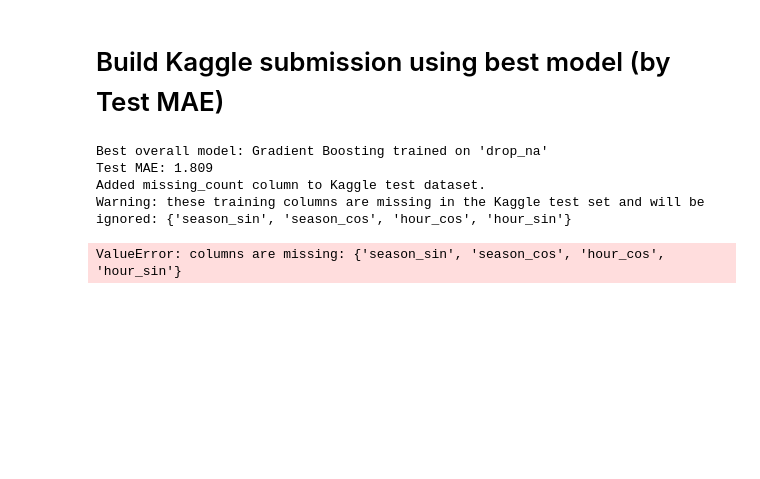
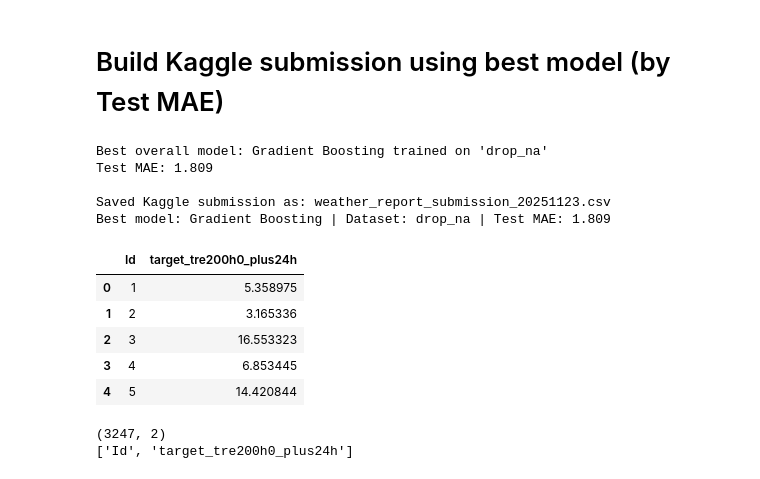
Before and after one commit to ivanldf13/MachineLearning2025, a Jupyter notebook: ML_Weather_Prediction/Pipeline_one_DS_all_methods_cyclical_features.ipynb, the cells around one changed output. Saved outputs shown, nothing was run; the diff lists cells and outputs as text; code cells hidden in the pictures; blank space fills up the shorter version.

```diff
--- a/ML_Weather_Prediction/Pipeline_one_DS_all_methods_cyclical_features.ipynb
+++ b/ML_Weather_Prediction/Pipeline_one_DS_all_methods_cyclical_features.ipynb
@@ -1464,6 +1504,10 @@ y_test shape: (1486,)
 # %%
 # Importing the test dataset
 test = pd.read_csv("ML_WP_data/test.csv")
+
+# Apply the same cyclical feature engineering as for the training data
+test = add_cyclical_features(test)
+
 # Checking the table: weather data from Bern
 test.head()
 
@@ -1555,17 +1571,22 @@ all_predictors = [
     if col not in targets
 ]
 
-# === 3) Add missing_count to Kaggle test if the training data had it ===
-# (optional engineered feature: only add it to test if it was present in training)
+# === 3) Build Kaggle test features with the SAME feature engineering ===
 
-if "missing_count" in best_dataset.columns and "missing_count" not in test.columns:
-    test["missing_count"] = test.isna().sum(axis=1)   # row-wise count of NaNs
+# Apply cyclical features (hour/season) to the Kaggle test set.
+# If you already did this when loading `test`, this call is a no-op
+# thanks to the "if 'hour_sin' not in df.columns" checks.
+test_features = add_cyclical_features(test.copy())
+
+# Optional engineered feature: missing_count
+if "missing_count" in best_dataset.columns and "missing_count" not in test_features.columns:
+    test_features["missing_count"] = test_features.isna().sum(axis=1)   # row-wise count of NaNs
     print("Added missing_count column to Kaggle test dataset.")
 
 # === 4) Align predictors between training and Kaggle test ===
 
 # Keep only predictors that also exist in the Kaggle test DataFrame
-available_predictors = [c for c in all_predictors if c in test.columns]
+available_predictors = [c for c in all_predictors if c in test_features.columns]
 missing_cols = set(all_predictors) - set(available_predictors)
 
 if missing_cols:
@@ -1577,7 +1598,7 @@ if missing_cols:
     )
 
 # Final feature matrix for Kaggle predictions
-X_kaggle = test[available_predictors].copy()
+X_kaggle = test_features[available_predictors].copy()
 
 # Note:
 # No external scaling/imputation here.
@@ -1591,38 +1612,50 @@ y_pred_24 = best_pipeline.predict(X_kaggle)   # predictions for target_tre200h0_
 # === 6) Build and save Kaggle submission file ===
 
 # Build submission DataFrame with the correct column names
 submission = pd.DataFrame({
-    "Id": test["Id"],                         # Id column from Kaggle test
-    "target_tre200h0_plus24h": y_pred_24      # predicted target for 24h horizon
+    "Id": test_features["Id"],                   # Id column from Kaggle test
+    "target_tre200h0_plus24h": y_pred_24         # predicted target for 24h horizon
 })
 
 # Validate submission format – only keep expected columns
 expected_cols = ["Id", "target_tre200h0_plus24h"]
 extra_cols = set(submission.columns) - set(expected_cols)
 if extra_cols:
     print(f"Warning: removing unexpected columns from submission: {extra_cols}")
     submission = submission[expected_cols]
 
 # Save file with a date-stamped filename
 day = date.today().strftime("%Y%m%d")
 filename = f"weather_report_submission_{day}.csv"
 submission.to_csv(filename, index=False, encoding="utf-8")
 
 print(f"\nSaved Kaggle submission as: {filename}")
 print(
     f"Best model: {best_entry['Model']} | "
     f"Dataset: {best_entry['Dataset']} | "
     f"Test MAE: {best_entry['test_mae']:.3f}"
 )
 
 # Quick look at the first few rows of the submission
 display(submission.head())
 # %% [output]
 Best overall model: Gradient Boosting trained on 'drop_na'
 Test MAE: 1.809
-Added missing_count column to Kaggle test dataset.
-Warning: these training columns are missing in the Kaggle test set and will be ignored: {'season_sin', 'season_cos', 'hour_cos', 'hour_sin'}
+
+Saved Kaggle submission as: weather_report_submission_20251123.csv
+Best model: Gradient Boosting | Dataset: drop_na | Test MAE: 1.809
-ValueError: columns are missing: {'season_sin', 'season_cos', 'hour_cos', 'hour_sin'}
+|  | Id | target_tre200h0_plus24h |
+| 0 | 1 | 5.358975 |
+| 1 | 2 | 3.165336 |
+| 2 | 3 | 16.553323 |
+| 3 | 4 | 6.853445 |
+| 4 | 5 | 14.420844 |
+# %%
+print(submission.shape)
+print(submission.columns.tolist())
+# %% [output]
+(3247, 2)
+['Id', 'target_tre200h0_plus24h']
 # %%
 print("Training target stats (y):")
 print(datasets["drop_na"][target_col].describe())
```
Also changed, not shown: parts of 3 cells of this notebook, 3 other files.
